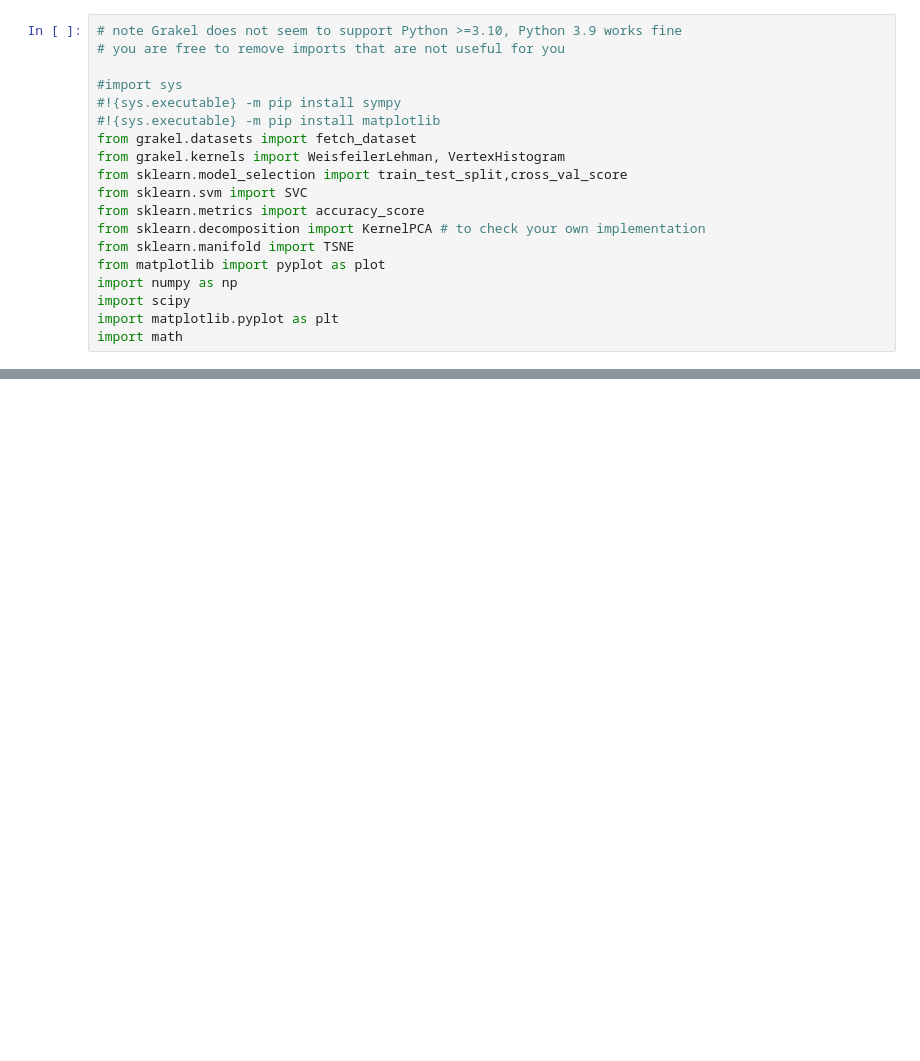
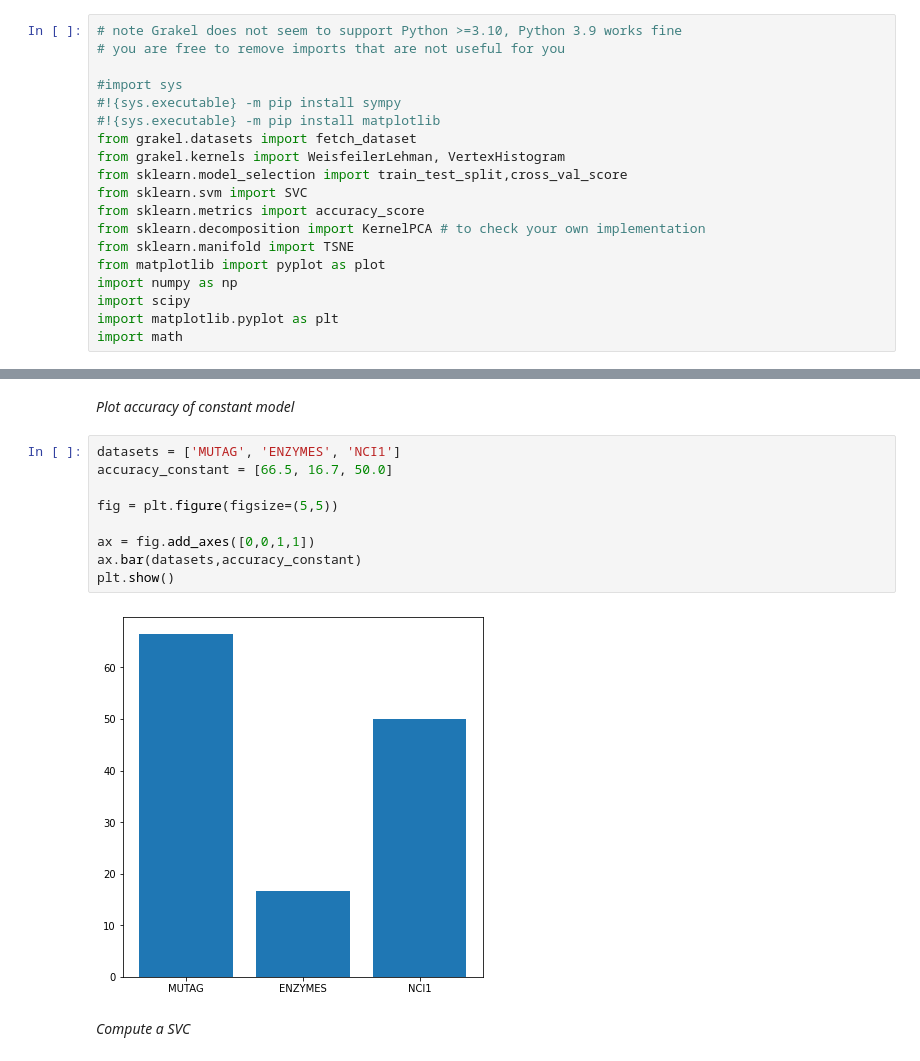
Before and after one commit to PierreRemacle/LINMA2472_P2, a Jupyter notebook: Homework_II_Part_I.ipynb, the cells around one changed output, grey strips where cells are left out. Cells and saved outputs as stored; diff of their text form; blank space fills up the shorter version.

```diff
--- a/Homework_II_Part_I.ipynb
+++ b/Homework_II_Part_I.ipynb
@@ -194,2 +232,17 @@ constant_model_accuracy()
+# %% [markdown]
+*Plot accuracy of constant model*
+# %%
+datasets = ['MUTAG', 'ENZYMES', 'NCI1']
+accuracy_constant = [66.5, 16.7, 50.0]
+
+fig = plt.figure(figsize=(5,5))
+
+ax = fig.add_axes([0,0,1,1])
+ax.bar(datasets,accuracy_constant)
+plt.show()
+# %% [output]
+[figure, added]
+# %% [markdown]
+*Compute a SVC*
 # %%
 def SVM(seta, target, risk, H):
```
Also changed, not shown: parts of 17 cells of this notebook, 7 other files.
